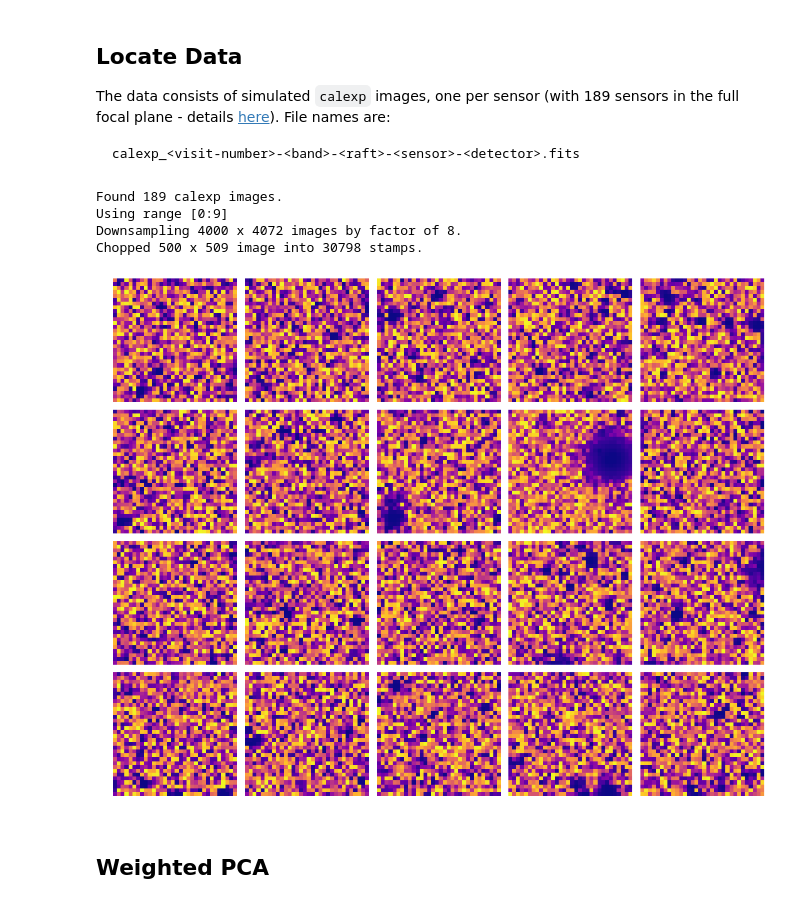
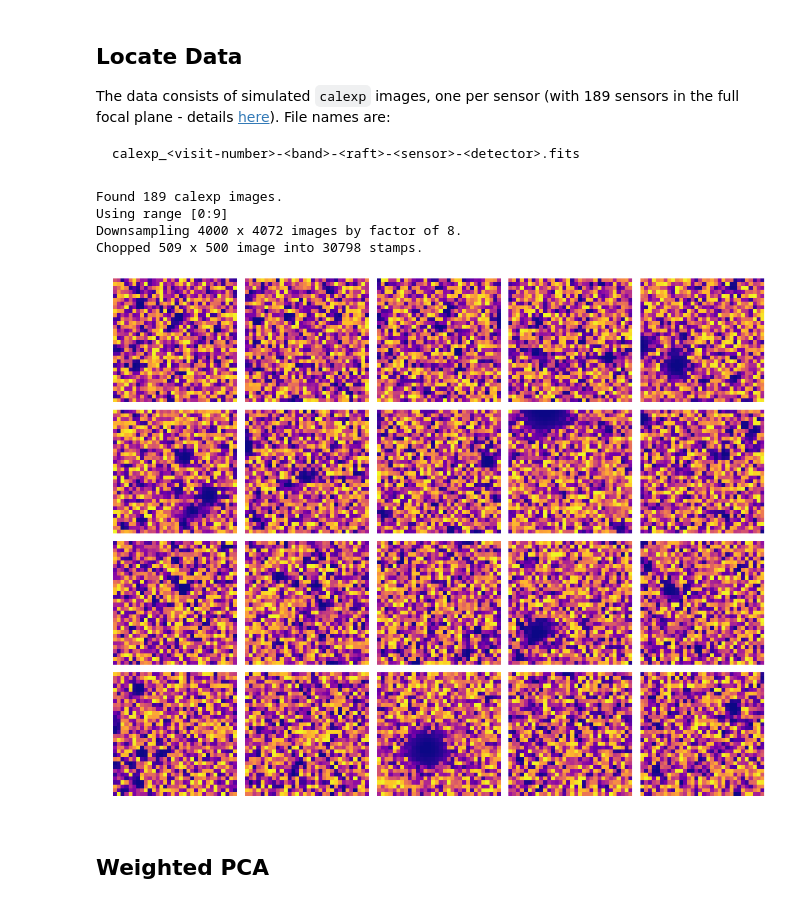
Before and after one commit to dkirkby/DC2, a Jupyter notebook: Playground.ipynb, the cells around one changed output. Drawn from its saved outputs; the diff is of its cells as text; code cells hidden in the pictures.

```diff
--- a/Playground.ipynb
+++ b/Playground.ipynb
@@ -113,22 +113,25 @@ class CalExpData(torch.utils.data.Dataset):
         num_files = len(self.files)
         # Load images into memory.
         for i, filename in enumerate(self.files):
-            data = fitsio.read(filename, ext=1)
-            ivar = fitsio.read(filename, ext=3)
+            flux = fitsio.read(filename, ext=1)
+            var = fitsio.read(filename, ext=3)
+            assert np.all(var > 0)
             if i == 0:
-                nx, ny = data.shape
+                nx, ny = flux.shape
                 print(f'Downsampling {nx} x {ny} images by factor of {downsampling}.')
-                self.flux = np.empty((num_files, nx // downsampling, ny // downsampling), data.dtype)
+                self.flux = np.empty((num_files, nx // downsampling, ny // downsampling), flux.dtype)
+                self.ivar = np.empty_like(self.flux)
             if downsampling > 1:
-                data, ivar = downsample(data, ivar, downsampling)
-            self.flux[i] = data
+                flux, ivar = downsample(flux, var ** -1, downsampling)
+            self.flux[i] = flux
+            self.ivar[i] = ivar
         self.init_stamps(stamp_size, stride)
 
     def init_stamps(self, stamp_size, stride):
         self.stride = stride
         self.stamp_size = stamp_size
         # Determine the number of stamps available.
-        nx, ny = self.flux.shape[1:]
+        ny, nx = self.flux.shape[1:]
         self.nx_offsets = (nx - stamp_size) // stride
         self.ny_offsets = (ny - stamp_size) // stride
         self.num_stamps = len(self.files) * self.nx_offsets * self.ny_offsets
@@ -142,26 +145,30 @@ class CalExpData(torch.utils.data.Dataset):
         offsets_idx = stamp_idx % (self.nx_offsets * self.ny_offsets)
         x_offset = (offsets_idx % self.ny_offsets) * self.stride
         y_offset = (offsets_idx // self.ny_offsets) * self.stride
-        return self.flux[image_idx, x_offset:x_offset + self.stamp_size, y_offset:y_offset + self.stamp_size]
+        xslice = slice(x_offset, x_offset + self.stamp_size)
+        yslice = slice(y_offset, y_offset + self.stamp_size)
+        return dict(
+            flux=self.flux[image_idx, yslice, xslice],
+            ivar=self.ivar[image_idx, yslice, xslice])
 # %%
 train_data = CalExpData('/media/data1/DESC/DC2/00006854-i', frac_hi=0.05)
 # %% [output]
 Found 189 calexp images.
 Using range [0:9]
 Downsampling 4000 x 4072 images by factor of 8.
-Chopped 500 x 509 image into 30798 stamps.
+Chopped 509 x 500 image into 30798 stamps.
 # %%
 train_loader = torch.utils.data.DataLoader(train_data, batch_size=20, shuffle=True)
 # %%
 for i, batch in enumerate(train_loader):
     fig, axes = plt.subplots(4, 5, sharex=True, sharey=True, figsize=(15, 12))
-    for img, ax in zip(batch.numpy(), axes.reshape(-1)):
+    for img, ax in zip(batch['flux'].numpy(), axes.reshape(-1)):
         ax.imshow(equalize(img), interpolation='none', cmap='plasma_r')
         ax.axis('off')
     plt.tight_layout()
     break
 # %% [output]
-[figure, old version]
+[figure, new version]
 # %% [markdown]
 ## Weighted PCA
 # %% [markdown]
```
